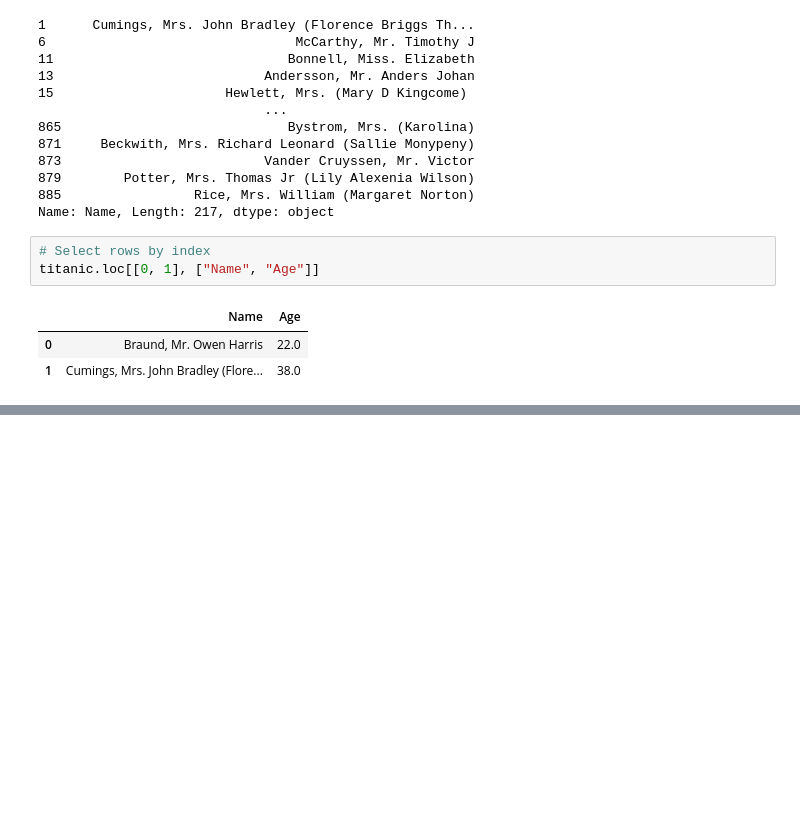
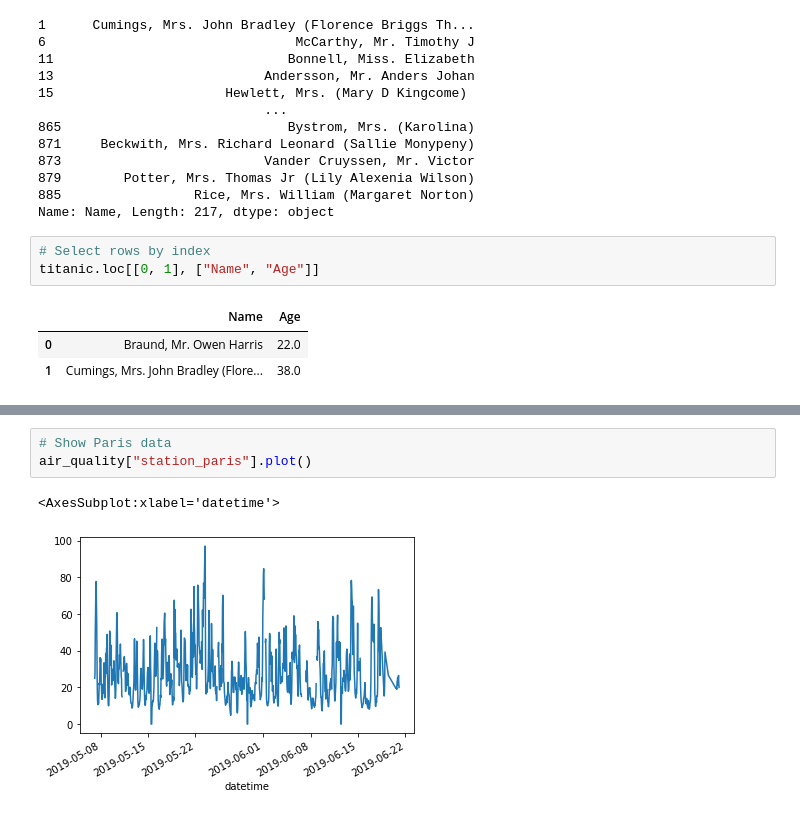
Before and after one commit to mcorne/test-python, a Jupyter notebook: pandas/getting-started.ipynb, the cells around one changed output, grey strips where cells are left out. Drawn from its saved outputs; the diff is of its cells as text; blank space fills up the shorter version.

```diff
--- a/pandas/getting-started.ipynb
+++ b/pandas/getting-started.ipynb
@@ -286,0 +345,6 @@ titanic.loc[[0, 1], ["Name", "Age"]]
+# %%
+# Show Paris data
+air_quality["station_paris"].plot()
+# %% [output]
+<AxesSubplot:xlabel='datetime'>
+[figure, added]
```
Also changed, not shown: parts of 12 cells of this notebook, 2 other files.
